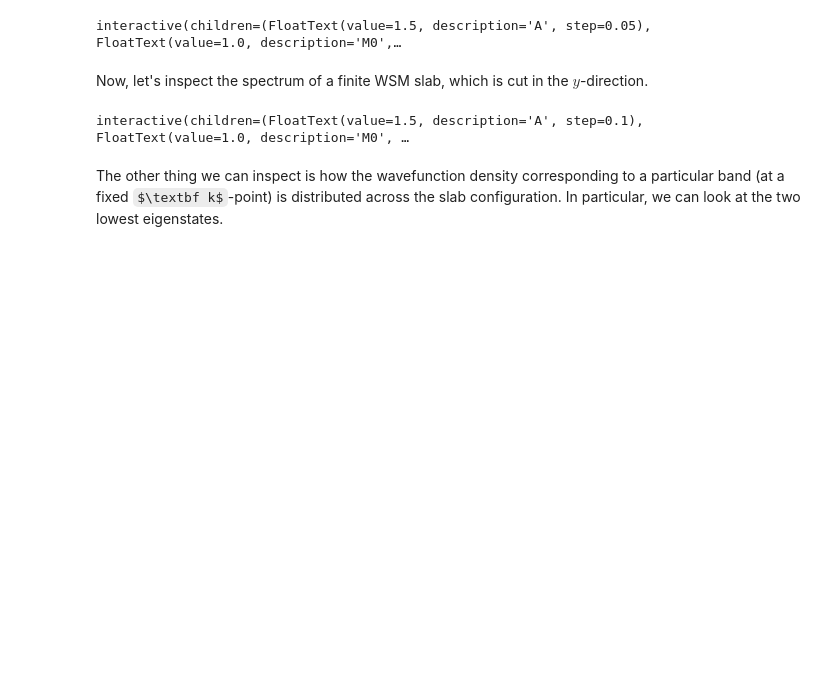
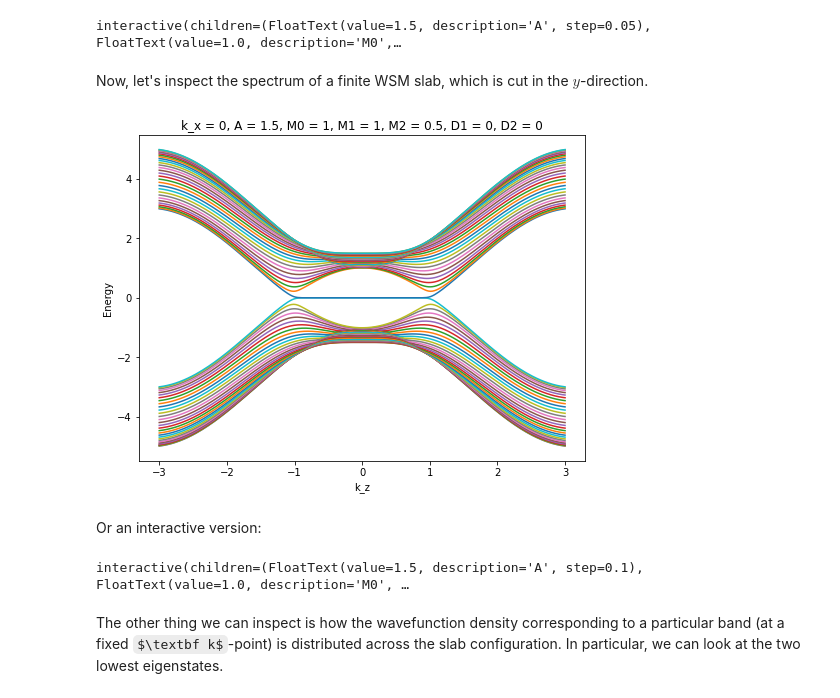
Before and after one commit to ruihao-li/TSM-tight-binding, a Jupyter notebook: TSM_TB_demo.ipynb, the cells around one changed output. Drawn from its saved outputs; the diff is of its cells as text; code cells hidden in the pictures; some formulas as TeX source; blank space fills up the shorter version.

```diff
--- a/TSM_TB_demo.ipynb
+++ b/TSM_TB_demo.ipynb
@@ -50,4 +50,13 @@ interact(WSM_spectrum, dict(A=1.5, M0=1, M1=1, M2=0.5, D1=0, D2=0))
 interactive(children=(FloatText(value=1.5, description='A', step=0.05), FloatText(value=1.0, description='M0',…
 # %% [markdown]
 Now, let's inspect the spectrum of a finite WSM slab, which is cut in the $y$-direction.
+# %%
+kx = ('k_x', 0)
+kz = ('k_z', np.linspace(-3, 3, 200))
+params = dict(A=1.5, M0=1, M1=1, M2=0.5, D1=0, D2=0)
+plot_spectrum(syst=template, params=params, kx=kx, kz=kz, ts_dir='xz', L=30)
+# %% [output]
+[figure, added]
+# %% [markdown]
+Or an interactive version:
 # %%
```
Also changed, not shown: parts of 3 cells of this notebook.
